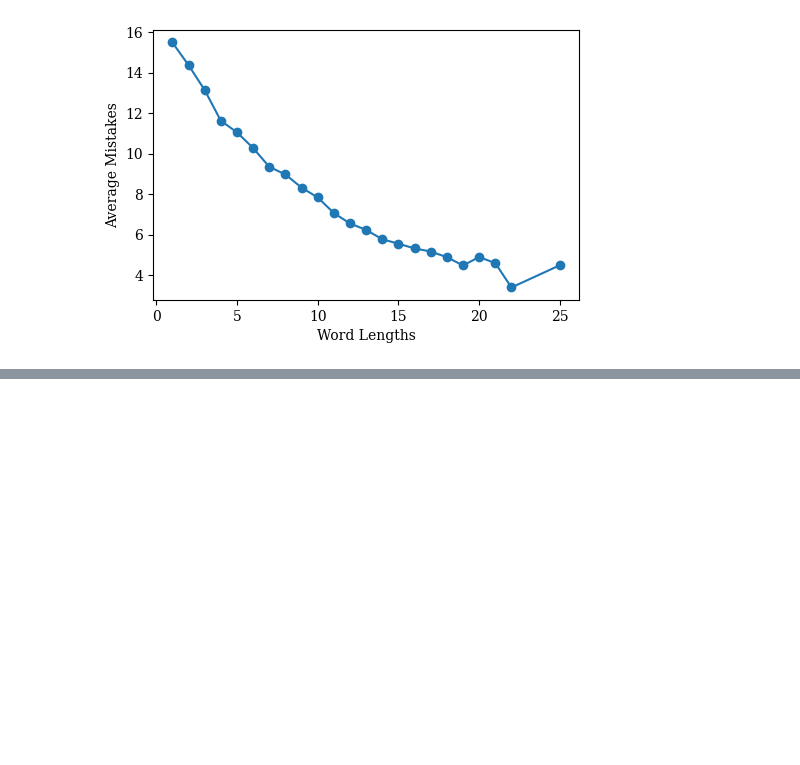
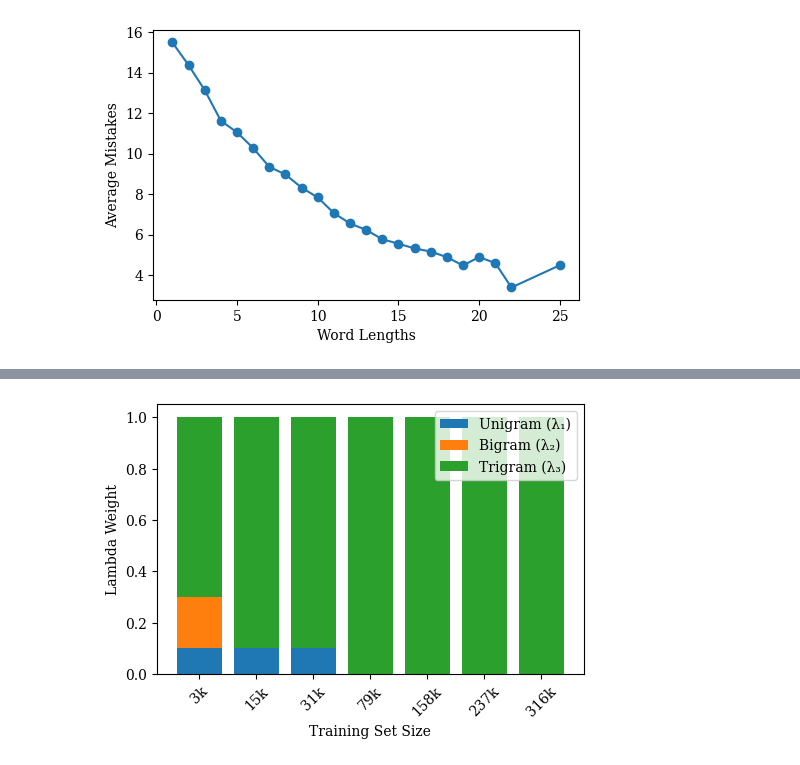
Before and after one commit to mindphil/mml, a Jupyter notebook: hangman/report_drafting.ipynb, the cells around one changed output, grey strips where cells are left out. Cells and saved outputs as stored; diff of their text form; code cells hidden in the pictures; blank space fills up the shorter version.

Commit message:
lambda distr. & pp to train size comp

```diff
--- a/hangman/report_drafting.ipynb
+++ b/hangman/report_drafting.ipynb
@@ -159,0 +181,20 @@ plt.show()
+# %%
+#remark; indeed for smaller sets, distribution of lambda is more varied
+
+sizes = [3164, 15821, 31643, 79109, 158219, 237329, 316439]
+l1 = [0.1, 0.1, 0.1, 0.0, 0.0, 0.0, 0.0]
+l2 = [0.2, 0.0, 0.0, 0.0, 0.0, 0.0, 0.0]
+l3 = [0.7, 0.9, 0.9, 1.0, 1.0, 1.0, 1.0]
+
+x = np.arange(len(sizes))
+plt.bar(x, l1, label='Unigram (λ₁)')
+plt.bar(x, l2, bottom=l1, label='Bigram (λ₂)')
+plt.bar(x, l3, bottom=np.array(l1)+np.array(l2), label='Trigram (λ₃)')
+plt.xticks(x, [f'{s//1000}k' for s in sizes], rotation=45)
+plt.xlabel("Training Set Size")
+plt.ylabel("Lambda Weight")
+plt.legend()
+plt.savefig('lambda_vs_training_size.pdf', bbox_inches='tight')
+plt.show()
+# %% [output]
+[figure, added]
```
Also changed, not shown: parts of 3 cells of this notebook.
